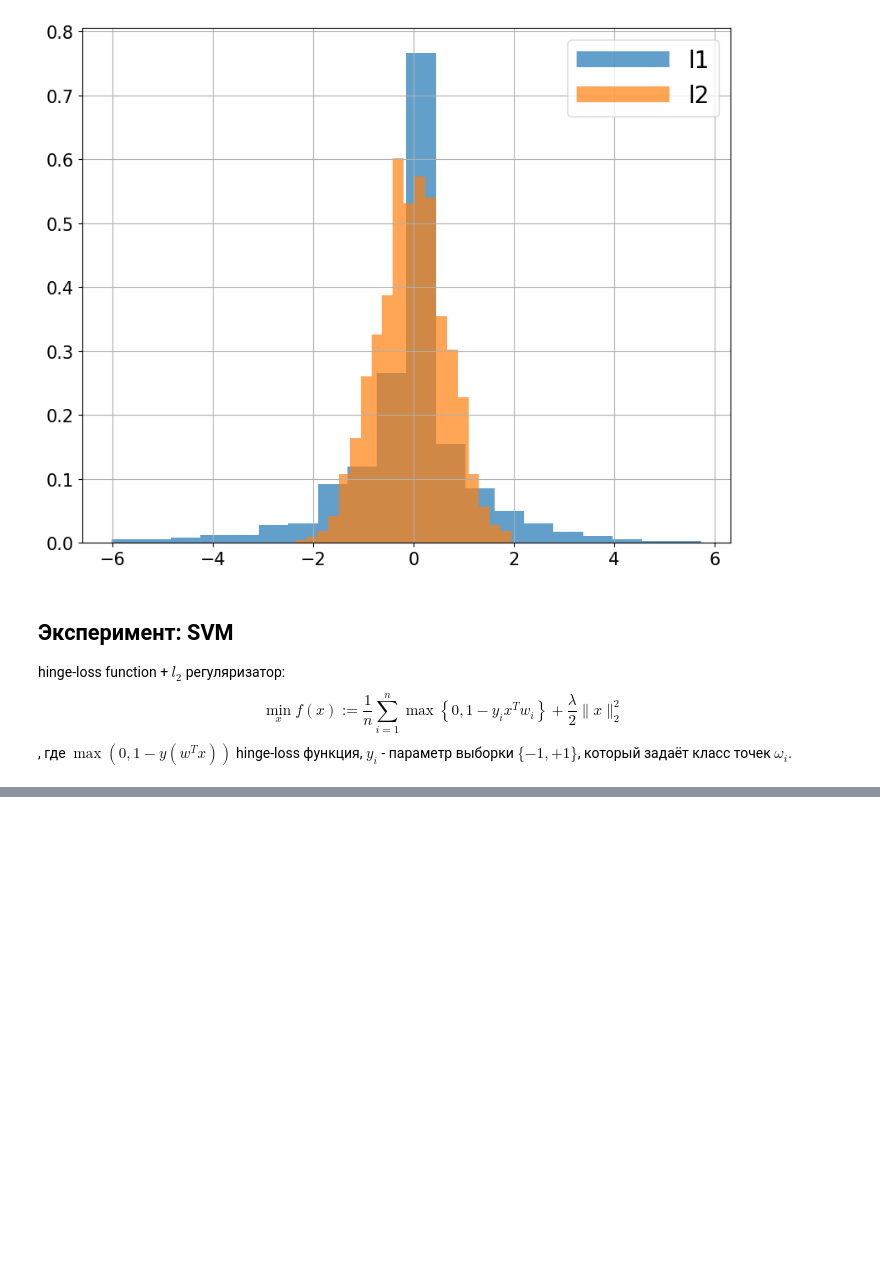
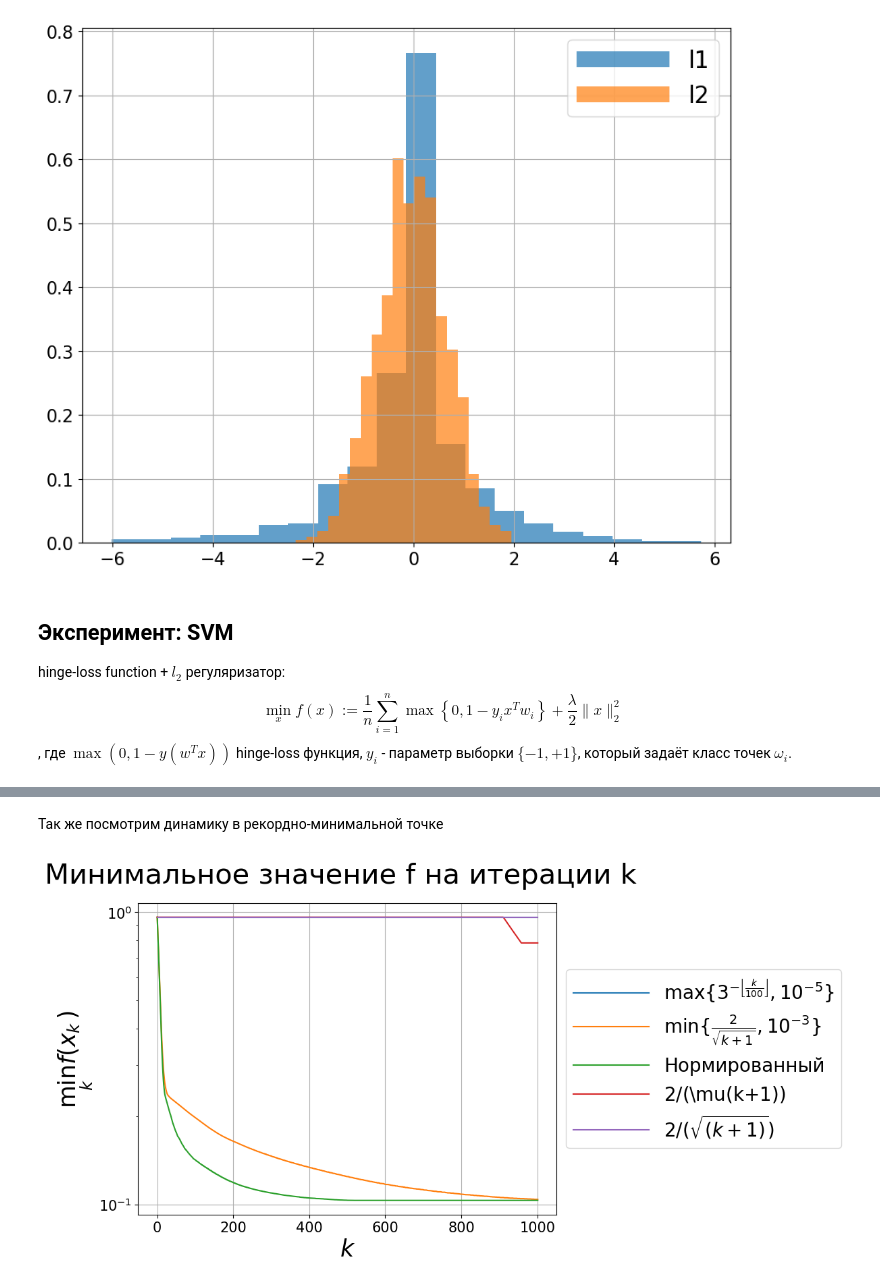
Before and after one commit to DredderGun/math_opt_course, a Jupyter notebook: lesson4_non_smooth_obj/sem3_subgrad.ipynb, the cells around one changed output, grey strips where cells are left out. Cells and saved outputs as stored; diff of their text form; code cells hidden in the pictures; blank space fills up the shorter version.

```diff
--- a/lesson4_non_smooth_obj/sem3_subgrad.ipynb
+++ b/lesson4_non_smooth_obj/sem3_subgrad.ipynb
@@ -533,0 +521,22 @@ ax.legend()
+# %% [markdown]
+Так же посмотрим динамику в рекордно-минимальной точке
+# %%
+%matplotlib inline
+fig, ax = plt.subplots(figsize=(8, 6))
+
+funcx = lambda x: x
+for method in methods:
+    xhistory = method.history.copy()
+    if not xhistory: continue
+    xhistory = min_value_up_to_k_in_xhistory(xhistory, svm_f)
+    iters, values = parse_logs(xhistory, ret_time=False, funcx=funcx)
+    ax.semilogy(iters, values, label=method.name, linewidth=1.5)
+
+title = "Минимальное значение f на итерации k"
+ax.grid()
+plt.suptitle(title, fontsize=30)
+ax.set_ylabel(r"$\min_k f(x_k)$")
+ax.set_xlabel(r"$k$")
+ax.legend(loc='center left', bbox_to_anchor=(1, 0.5));
+# %% [output]
+[figure, added]
```
Also changed, not shown: parts of 10 cells of this notebook.
